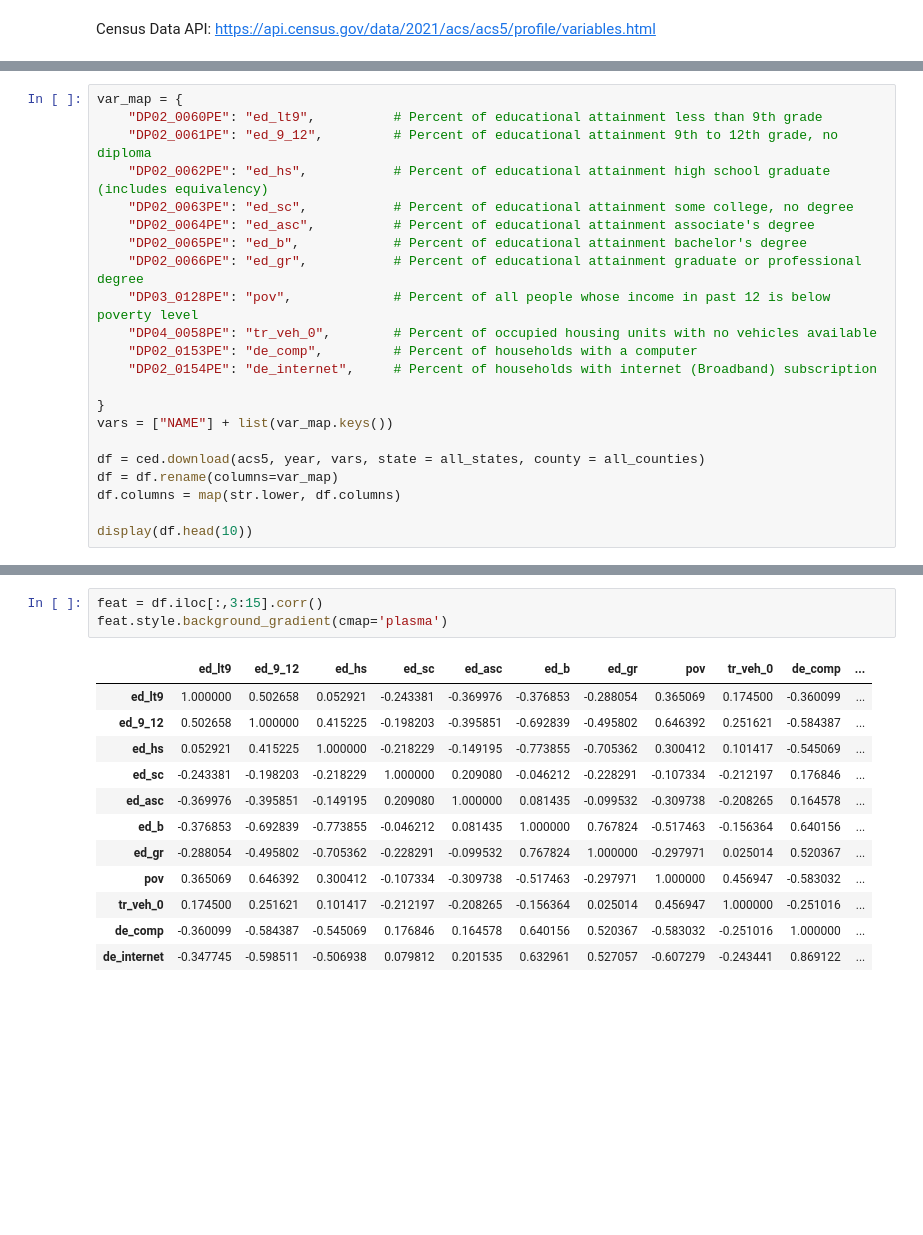
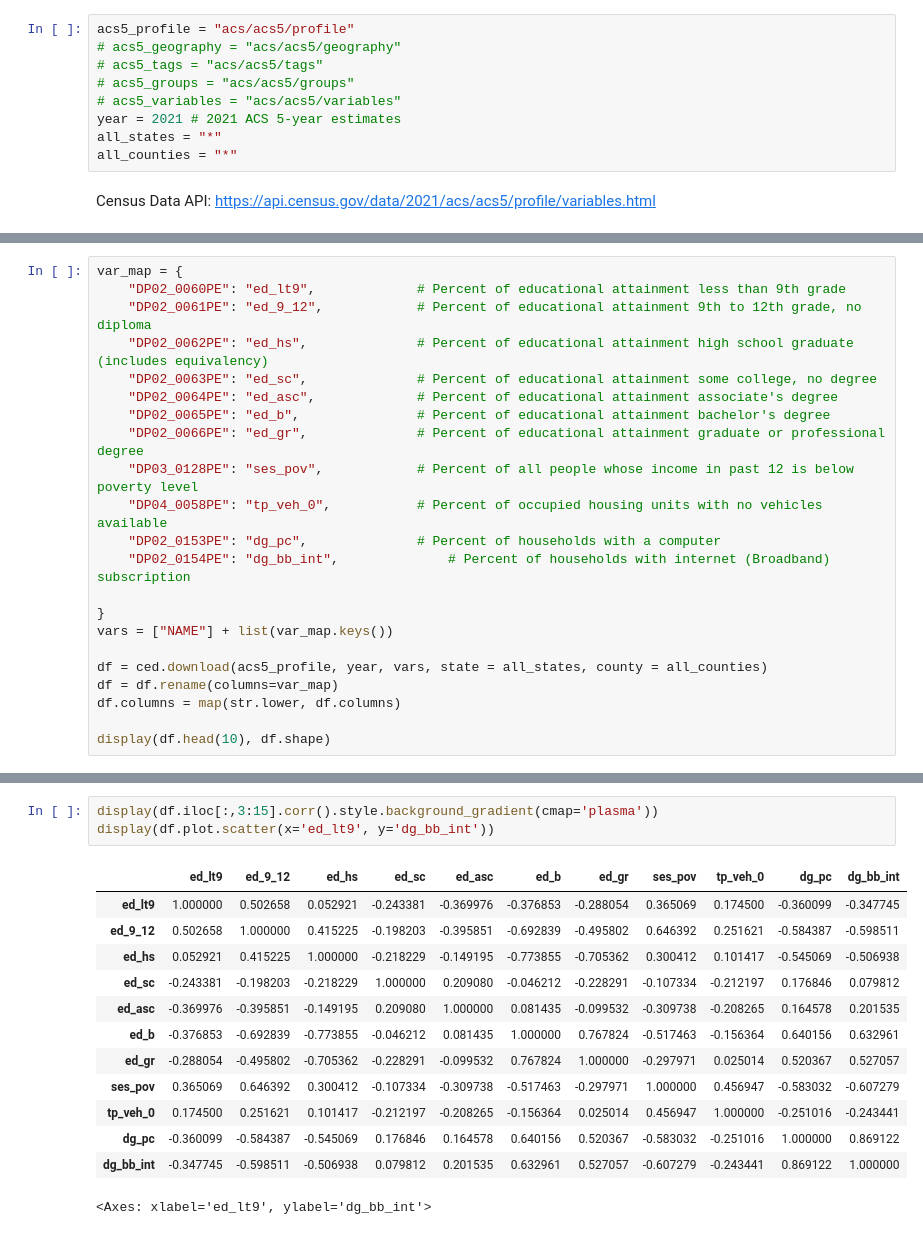
Before and after one commit to mfarme/eHealthEquity, a Jupyter notebook: Research/Data Source/ACS.ipynb, the cells around one changed output, grey strips where cells are left out. Saved outputs shown, nothing was run; the diff lists cells and outputs as text; blank space fills up the shorter version.

```diff
--- a/Research/Data Source/ACS.ipynb
+++ b/Research/Data Source/ACS.ipynb
@@ -16,2 +8,11 @@ all_counties = "*"
+# %%
+acs5_profile = "acs/acs5/profile"
+# acs5_geography = "acs/acs5/geography"
+# acs5_tags = "acs/acs5/tags"
+# acs5_groups = "acs/acs5/groups"
+# acs5_variables = "acs/acs5/variables"
+year = 2021 # 2021 ACS 5-year estimates
+all_states = "*"
+all_counties = "*"
 # %% [markdown]
 Census Data API: https://api.census.gov/data/2021/acs/acs5/profile/variables.html
@@ -18,23 +26,23 @@ Census Data API: https://api.census.gov/data/2021/acs/acs5/profile/variables.htm
 # %%
 var_map = {
-    "DP02_0060PE": "ed_lt9",          # Percent of educational attainment less than 9th grade
-    "DP02_0061PE": "ed_9_12",         # Percent of educational attainment 9th to 12th grade, no diploma
-    "DP02_0062PE": "ed_hs",           # Percent of educational attainment high school graduate (includes equivalency)
-    "DP02_0063PE": "ed_sc",           # Percent of educational attainment some college, no degree
-    "DP02_0064PE": "ed_asc",          # Percent of educational attainment associate's degree
-    "DP02_0065PE": "ed_b",            # Percent of educational attainment bachelor's degree
-    "DP02_0066PE": "ed_gr",           # Percent of educational attainment graduate or professional degree
-    "DP03_0128PE": "pov",             # Percent of all people whose income in past 12 is below poverty level
-    "DP04_0058PE": "tr_veh_0",        # Percent of occupied housing units with no vehicles available
-    "DP02_0153PE": "de_comp",         # Percent of households with a computer
-    "DP02_0154PE": "de_internet",     # Percent of households with internet (Broadband) subscription
+    "DP02_0060PE": "ed_lt9",             # Percent of educational attainment less than 9th grade
+    "DP02_0061PE": "ed_9_12",            # Percent of educational attainment 9th to 12th grade, no diploma
+    "DP02_0062PE": "ed_hs",              # Percent of educational attainment high school graduate (includes equivalency)
+    "DP02_0063PE": "ed_sc",              # Percent of educational attainment some college, no degree
+    "DP02_0064PE": "ed_asc",             # Percent of educational attainment associate's degree
+    "DP02_0065PE": "ed_b",               # Percent of educational attainment bachelor's degree
+    "DP02_0066PE": "ed_gr",              # Percent of educational attainment graduate or professional degree
+    "DP03_0128PE": "ses_pov",            # Percent of all people whose income in past 12 is below poverty level
+    "DP04_0058PE": "tp_veh_0",           # Percent of occupied housing units with no vehicles available
+    "DP02_0153PE": "dg_pc",              # Percent of households with a computer
+    "DP02_0154PE": "dg_bb_int",              # Percent of households with internet (Broadband) subscription
 
 }
 vars = ["NAME"] + list(var_map.keys())
 
-df = ced.download(acs5, year, vars, state = all_states, county = all_counties)
+df = ced.download(acs5_profile, year, vars, state = all_states, county = all_counties)
 df = df.rename(columns=var_map)
 df.columns = map(str.lower, df.columns)
 
-display(df.head(10))
+display(df.head(10), df.shape)
 # %% [output]
@@ -52,16 +61,17 @@ display(df.head(10))
 # %%
-feat = df.iloc[:,3:15].corr()
-feat.style.background_gradient(cmap='plasma')
+display(df.iloc[:,3:15].corr().style.background_gradient(cmap='plasma'))
+display(df.plot.scatter(x='ed_lt9', y='dg_bb_int'))
 # %% [output]
-|  | ed_lt9 | ed_9_12 | ed_hs | ed_sc | ed_asc | ed_b | ed_gr | pov | tr_veh_0 | de_comp | ... |
-| ed_lt9 | 1.000000 | 0.502658 | 0.052921 | -0.243381 | -0.369976 | -0.376853 | -0.288054 | 0.365069 | 0.174500 | -0.360099 | ... |
-| ed_9_12 | 0.502658 | 1.000000 | 0.415225 | -0.198203 | -0.395851 | -0.692839 | -0.495802 | 0.646392 | 0.251621 | -0.584387 | ... |
-| ed_hs | 0.052921 | 0.415225 | 1.000000 | -0.218229 | -0.149195 | -0.773855 | -0.705362 | 0.300412 | 0.101417 | -0.545069 | ... |
-| ed_sc | -0.243381 | -0.198203 | -0.218229 | 1.000000 | 0.209080 | -0.046212 | -0.228291 | -0.107334 | -0.212197 | 0.176846 | ... |
-| ed_asc | -0.369976 | -0.395851 | -0.149195 | 0.209080 | 1.000000 | 0.081435 | -0.099532 | -0.309738 | -0.208265 | 0.164578 | ... |
-| ed_b | -0.376853 | -0.692839 | -0.773855 | -0.046212 | 0.081435 | 1.000000 | 0.767824 | -0.517463 | -0.156364 | 0.640156 | ... |
-| ed_gr | -0.288054 | -0.495802 | -0.705362 | -0.228291 | -0.099532 | 0.767824 | 1.000000 | -0.297971 | 0.025014 | 0.520367 | ... |
-| pov | 0.365069 | 0.646392 | 0.300412 | -0.107334 | -0.309738 | -0.517463 | -0.297971 | 1.000000 | 0.456947 | -0.583032 | ... |
-| tr_veh_0 | 0.174500 | 0.251621 | 0.101417 | -0.212197 | -0.208265 | -0.156364 | 0.025014 | 0.456947 | 1.000000 | -0.251016 | ... |
-| de_comp | -0.360099 | -0.584387 | -0.545069 | 0.176846 | 0.164578 | 0.640156 | 0.520367 | -0.583032 | -0.251016 | 1.000000 | ... |
-| de_internet | -0.347745 | -0.598511 | -0.506938 | 0.079812 | 0.201535 | 0.632961 | 0.527057 | -0.607279 | -0.243441 | 0.869122 | ... |
+|  | ed_lt9 | ed_9_12 | ed_hs | ed_sc | ed_asc | ed_b | ed_gr | ses_pov | tp_veh_0 | dg_pc | dg_bb_int |
+| ed_lt9 | 1.000000 | 0.502658 | 0.052921 | -0.243381 | -0.369976 | -0.376853 | -0.288054 | 0.365069 | 0.174500 | -0.360099 | -0.347745 |
+| ed_9_12 | 0.502658 | 1.000000 | 0.415225 | -0.198203 | -0.395851 | -0.692839 | -0.495802 | 0.646392 | 0.251621 | -0.584387 | -0.598511 |
+| ed_hs | 0.052921 | 0.415225 | 1.000000 | -0.218229 | -0.149195 | -0.773855 | -0.705362 | 0.300412 | 0.101417 | -0.545069 | -0.506938 |
+| ed_sc | -0.243381 | -0.198203 | -0.218229 | 1.000000 | 0.209080 | -0.046212 | -0.228291 | -0.107334 | -0.212197 | 0.176846 | 0.079812 |
+| ed_asc | -0.369976 | -0.395851 | -0.149195 | 0.209080 | 1.000000 | 0.081435 | -0.099532 | -0.309738 | -0.208265 | 0.164578 | 0.201535 |
+| ed_b | -0.376853 | -0.692839 | -0.773855 | -0.046212 | 0.081435 | 1.000000 | 0.767824 | -0.517463 | -0.156364 | 0.640156 | 0.632961 |
+| ed_gr | -0.288054 | -0.495802 | -0.705362 | -0.228291 | -0.099532 | 0.767824 | 1.000000 | -0.297971 | 0.025014 | 0.520367 | 0.527057 |
+| ses_pov | 0.365069 | 0.646392 | 0.300412 | -0.107334 | -0.309738 | -0.517463 | -0.297971 | 1.000000 | 0.456947 | -0.583032 | -0.607279 |
+| tp_veh_0 | 0.174500 | 0.251621 | 0.101417 | -0.212197 | -0.208265 | -0.156364 | 0.025014 | 0.456947 | 1.000000 | -0.251016 | -0.243441 |
+| dg_pc | -0.360099 | -0.584387 | -0.545069 | 0.176846 | 0.164578 | 0.640156 | 0.520367 | -0.583032 | -0.251016 | 1.000000 | 0.869122 |
+| dg_bb_int | -0.347745 | -0.598511 | -0.506938 | 0.079812 | 0.201535 | 0.632961 | 0.527057 | -0.607279 | -0.243441 | 0.869122 | 1.000000 |
+<Axes: xlabel='ed_lt9', ylabel='dg_bb_int'>
```
Also changed, not shown: parts of 4 cells of this notebook, 2 other files.
